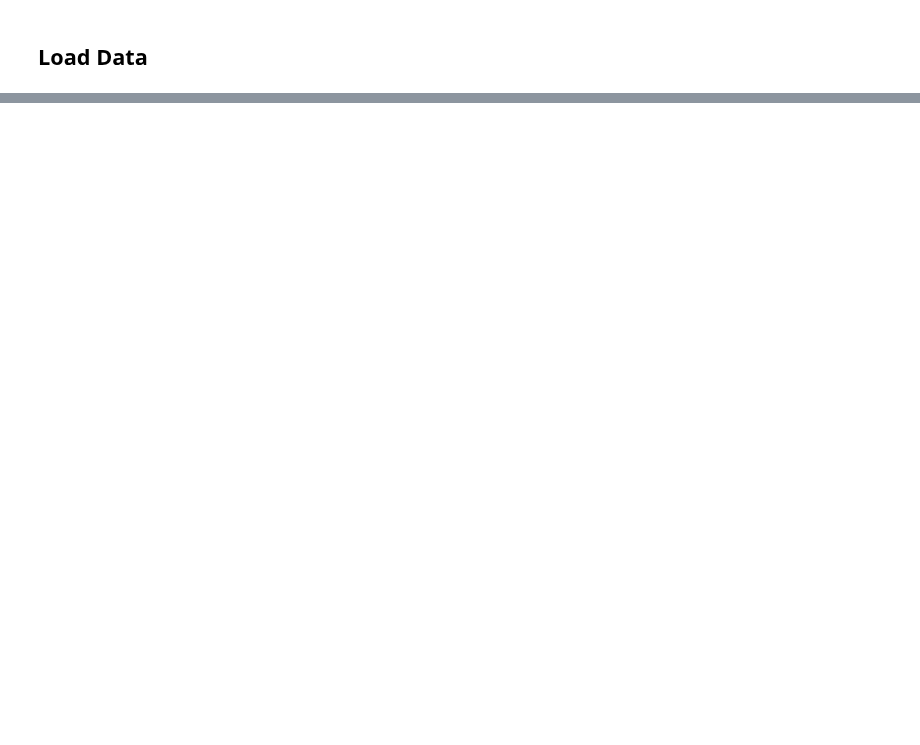
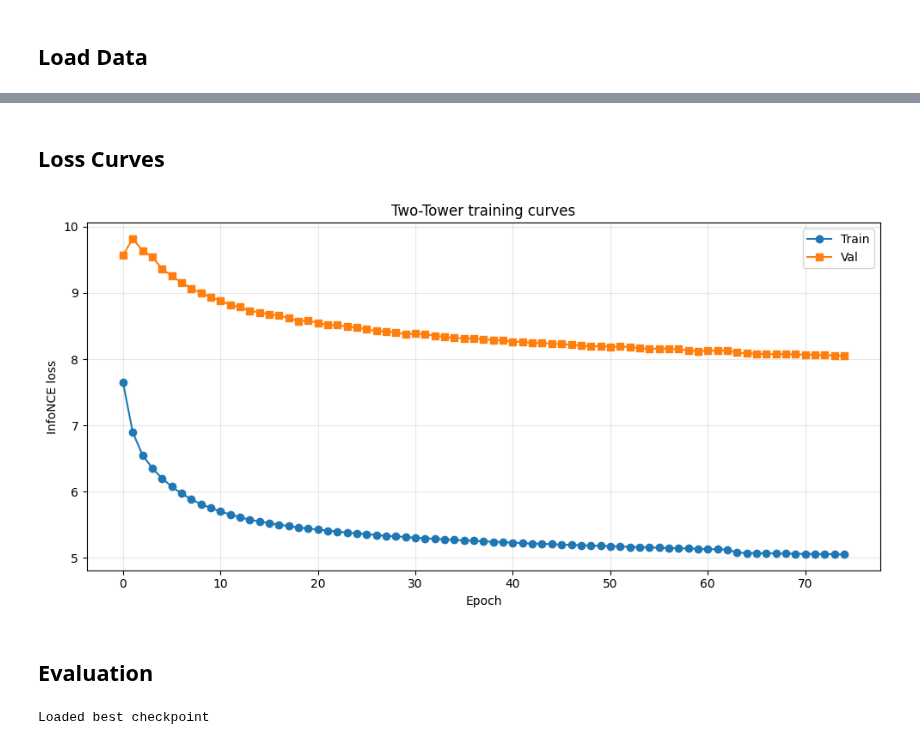
Before and after one commit to jranbirj/rec-system, a Jupyter notebook: notebooks/04_two_towers.ipynb, the cells around one changed output, grey strips where cells are left out. Cells and saved outputs as stored; diff of their text form; code cells hidden in the pictures; blank space fills up the shorter version.

```diff
--- a/notebooks/04_two_towers.ipynb
+++ b/notebooks/04_two_towers.ipynb
@@ -813,0 +314,26 @@ plt.show()
+# %%
+ckpt_path = f"{DATA_DIR}/two_tower_best.pt"
+
+train_losses, val_losses = [], []
+best_val, no_improve = float("inf"), 0
+
+for epoch in range(NUM_EPOCHS):
+    t = train_epoch(model, train_loader, optimizer, criterion, scaler, user_feats, item_feats, device)
+    v = validate  (model, val_loader,   criterion,                  user_feats, item_feats, device)
+    train_losses.append(t); val_losses.append(v)
+    scheduler.step(v)
+
+    new_best = v < best_val
+    marker = "  <-- new best" if new_best else f"  (no improve {no_improve + 1}/{PATIENCE})"
+    print(f"epoch {epoch + 1:2d}/{NUM_EPOCHS}  train={t:.4f}  val={v:.4f}  lr={optimizer.param_groups[0]['lr']:.2e}{marker}")
+
+    if new_best:
+        best_val, no_improve = v, 0
+        torch.save(model.state_dict(), ckpt_path)
+    else:
+        no_improve += 1
+        if no_improve >= PATIENCE:
+            print(f"Early stop at epoch {epoch + 1}")
+            break
+
+print(f"\nBest val loss: {best_val:.4f}  |  checkpoint: {ckpt_path}")
@@ -813,0 +354,21 @@ plt.show()
+# %% [markdown]
+## Loss Curves
+# %%
+plt.figure(figsize=(10, 5))
+plt.plot(train_losses, marker="o", label="Train")
+plt.plot(val_losses,   marker="s", label="Val")
+plt.xlabel("Epoch"); plt.ylabel("InfoNCE loss")
+plt.title("Two-Tower training curves")
+plt.legend(); plt.grid(alpha=0.3); plt.tight_layout()
+plt.show()
+# %% [output]
+[figure, added]
+# %% [markdown]
+## Evaluation
+# %%
+# Reload best checkpoint before scoring.
+model.load_state_dict(torch.load(ckpt_path))
+model.eval()
+print("Loaded best checkpoint")
+# %% [output]
+Loaded best checkpoint
```
Also changed, not shown: parts of 61 cells of this notebook, 1 other file.
